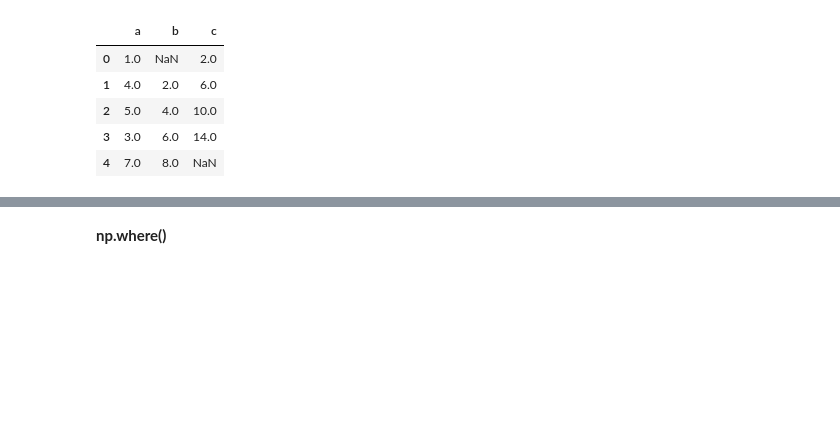
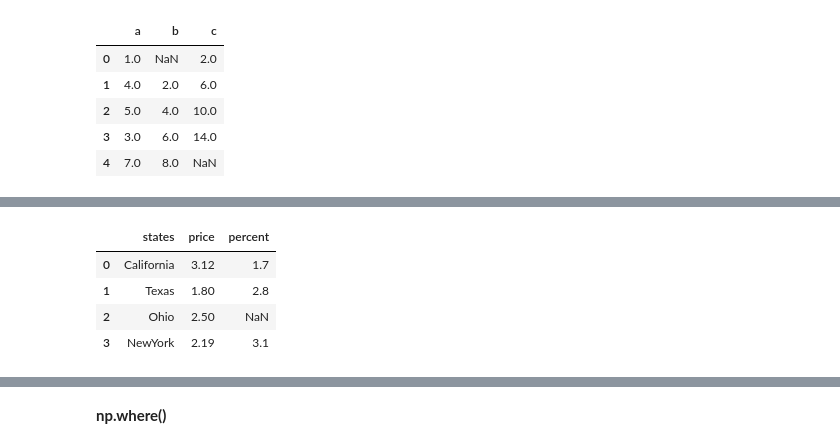
Before and after one commit to JacobWongUED/DataScience-100-Days, a Jupyter notebook: 01_利用Python进行数据分析/02_数据清洗.ipynb, the cells around one changed output, grey strips where cells are left out. Drawn from its saved outputs; the diff is of its cells as text; code cells hidden in the pictures; blank space fills up the shorter version.

```diff
--- a/01_利用Python进行数据分析/02_数据清洗.ipynb
+++ b/01_利用Python进行数据分析/02_数据清洗.ipynb
@@ -913,0 +951,11 @@ df1.combine_first(df2)
+# %%
+df4_copy = df4.copy()
+df4_copy = df4_copy.set_index("states")
+result = df4_copy.loc[df3["states"]].reset_index()
+result
+# %% [output]
+|  | states | price | percent |
+| 0 | California | 3.12 | 1.7 |
+| 1 | Texas | 1.80 | 2.8 |
+| 2 | Ohio | 2.50 | NaN |
+| 3 | NewYork | 2.19 | 3.1 |
```
Also changed, not shown: parts of 8 cells of this notebook.
